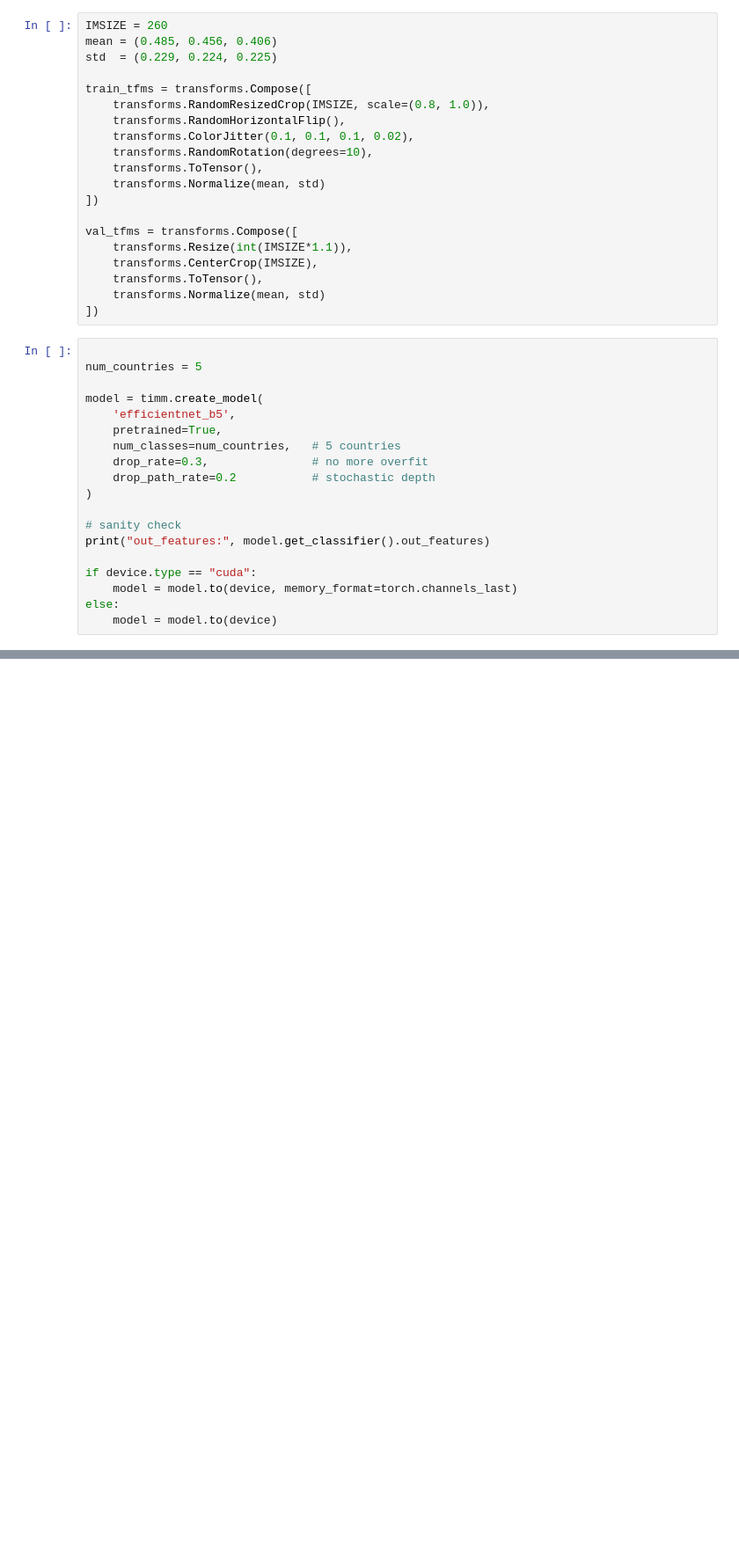
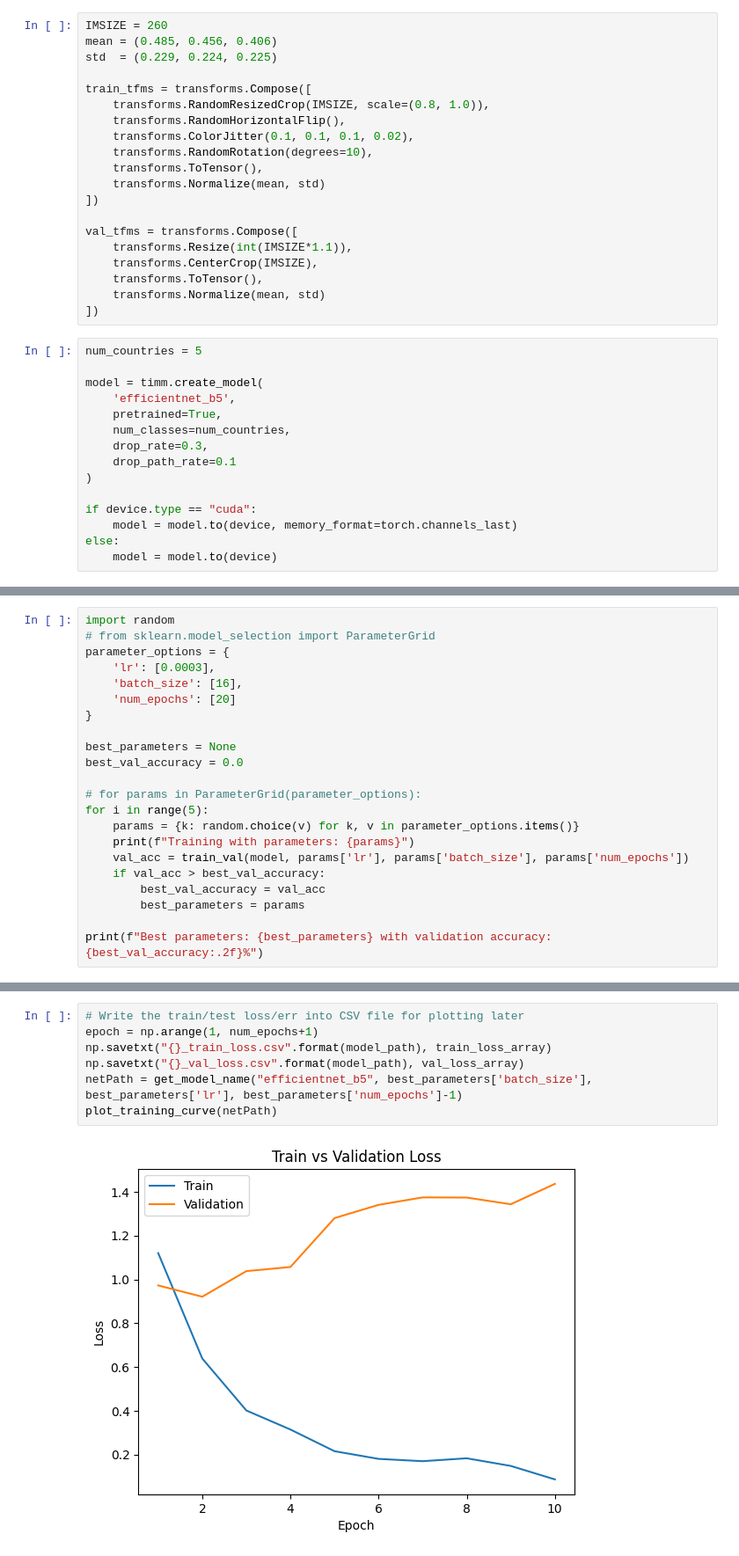
Before and after one commit to Rashaad0554/APS360-Building-to-Country, a Jupyter notebook: primary_model (1).ipynb, the cells around one changed output, grey strips where cells are left out. Shown at 88% size. Saved outputs shown, nothing was run; the diff lists cells and outputs as text; blank space fills up the shorter version.

Commit message:
Fully working primary model w/ data splitting
Added data splitting to the notebook for the primary model.

```diff
--- a/primary_model (1).ipynb
+++ b/primary_model (1).ipynb
@@ -87,19 +156,15 @@ val_tfms = transforms.Compose([
     transforms.Normalize(mean, std)
 ])
 # %%
-
 num_countries = 5
 
 model = timm.create_model(
     'efficientnet_b5',
     pretrained=True,
-    num_classes=num_countries,   # 5 countries
-    drop_rate=0.3,               # no more overfit
-    drop_path_rate=0.2           # stochastic depth
+    num_classes=num_countries,
+    drop_rate=0.3,
+    drop_path_rate=0.1
 )
-
-# sanity check
-print("out_features:", model.get_classifier().out_features)
 
 if device.type == "cuda":
     model = model.to(device, memory_format=torch.channels_last)
@@ -355,0 +253,22 @@ Epoch 12/20: 70.9s | train 0.7728 | train_acc 90.1% | val 0.6942 | val_acc 74.3%
+# %%
+import random
+# from sklearn.model_selection import ParameterGrid
+parameter_options = {
+    'lr': [0.0003],
+    'batch_size': [16],
+    'num_epochs': [20]
+}
+
+best_parameters = None
+best_val_accuracy = 0.0
+
+# for params in ParameterGrid(parameter_options):
+for i in range(5):
+    params = {k: random.choice(v) for k, v in parameter_options.items()}
+    print(f"Training with parameters: {params}")
+    val_acc = train_val(model, params['lr'], params['batch_size'], params['num_epochs'])
+    if val_acc > best_val_accuracy:
+        best_val_accuracy = val_acc
+        best_parameters = params
+
+print(f"Best parameters: {best_parameters} with validation accuracy: {best_val_accuracy:.2f}%")
@@ -356 +278,10 @@ Epoch 12/20: 70.9s | train 0.7728 | train_acc 90.1% | val 0.6942 | val_acc 74.3%
+# %%
+# Write the train/test loss/err into CSV file for plotting later
+epoch = np.arange(1, num_epochs+1)
+np.savetxt("{}_train_loss.csv".format(model_path), train_loss_array)
+np.savetxt("{}_val_loss.csv".format(model_path), val_loss_array)
+netPath = get_model_name("efficientnet_b5", best_parameters['batch_size'], best_parameters['lr'], best_parameters['num_epochs']-1)
+plot_training_curve(netPath)
+# %% [output]
+[figure, added]
 # %%
```
Also changed, not shown: parts of 14 cells of this notebook.
